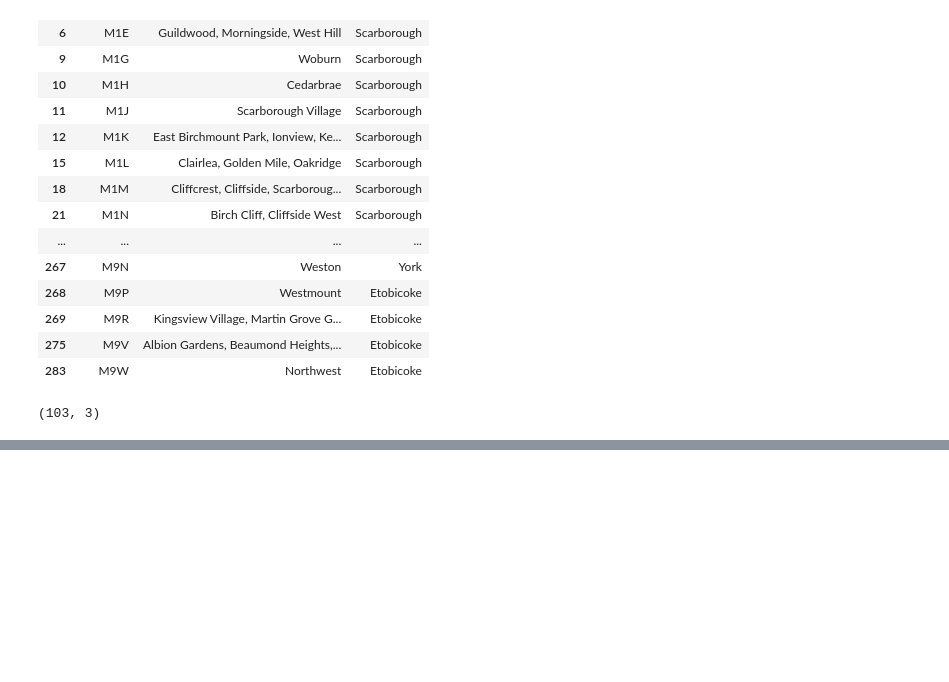
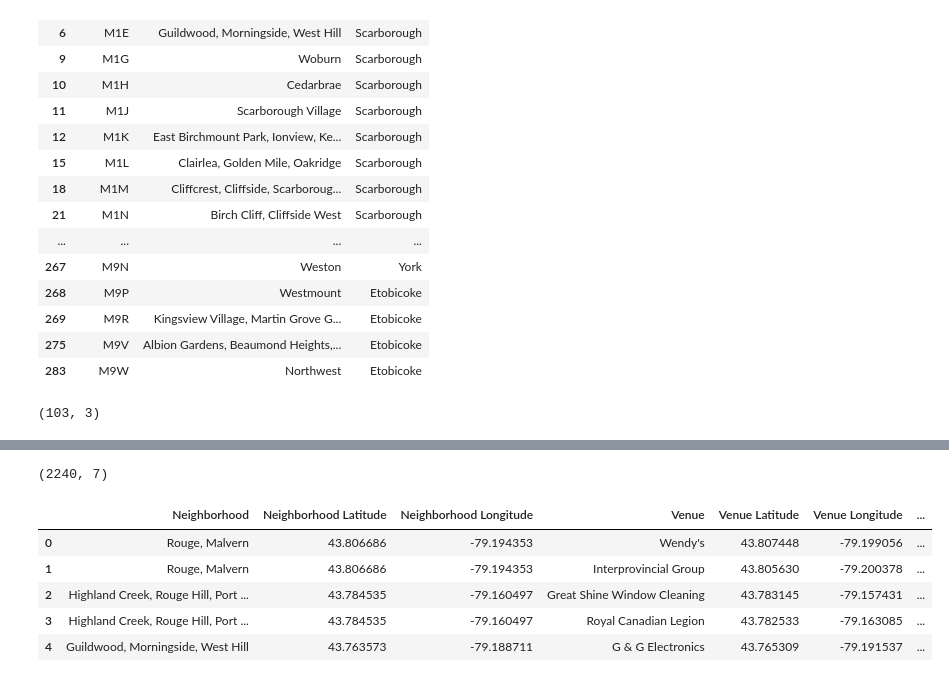
Before and after one commit to thuthuyftu49/coursera-capstion-week-3, a Jupyter notebook: Coursera_Capstone_Week_3.ipynb, the cells around one changed output, grey strips where cells are left out. Cells and saved outputs as stored; diff of their text form; code cells hidden in the pictures; blank space fills up the shorter version.

```diff
--- a/Coursera_Capstone_Week_3.ipynb
+++ b/Coursera_Capstone_Week_3.ipynb
@@ -276,0 +387,11 @@ print(new_main3.shape)
+# %%
+print(toronto_venues.shape)
+toronto_venues.head()
+# %% [output]
+(2240, 7)
+|  | Neighborhood | Neighborhood Latitude | Neighborhood Longitude | Venue | Venue Latitude | Venue Longitude | ... |
+| 0 | Rouge, Malvern | 43.806686 | -79.194353 | Wendy's | 43.807448 | -79.199056 | ... |
+| 1 | Rouge, Malvern | 43.806686 | -79.194353 | Interprovincial Group | 43.805630 | -79.200378 | ... |
+| 2 | Highland Creek, Rouge Hill, Port ... | 43.784535 | -79.160497 | Great Shine Window Cleaning | 43.783145 | -79.157431 | ... |
+| 3 | Highland Creek, Rouge Hill, Port ... | 43.784535 | -79.160497 | Royal Canadian Legion | 43.782533 | -79.163085 | ... |
+| 4 | Guildwood, Morningside, West Hill | 43.763573 | -79.188711 | G & G Electronics | 43.765309 | -79.191537 | ... |
```
Also changed, not shown: parts of 25 cells of this notebook.
